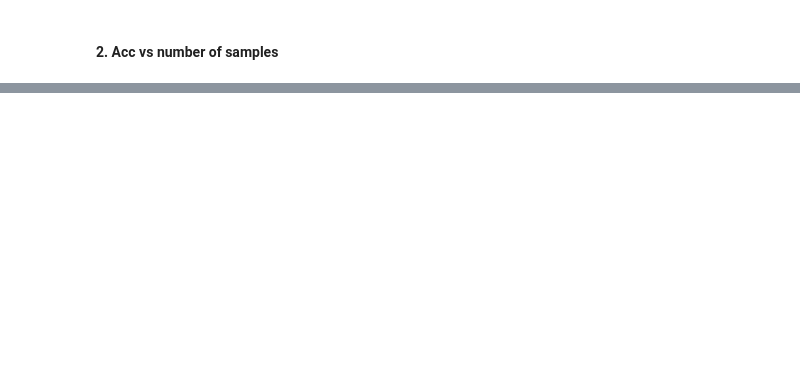
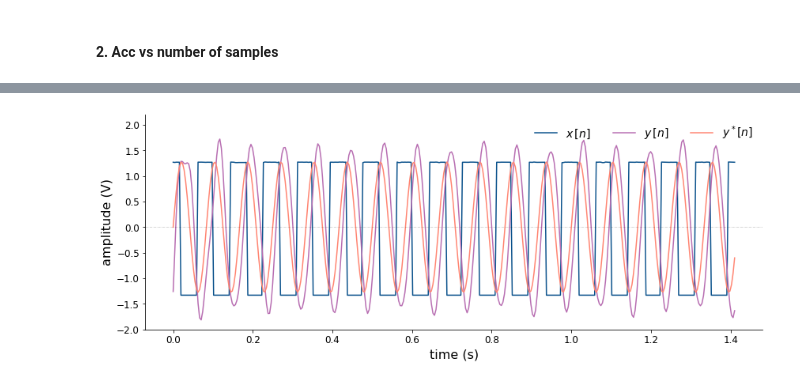
Before and after one commit to JamesTev/EEG-decoding, a Jupyter notebook: Results.ipynb, the cells around one changed output, grey strips where cells are left out. Cells and saved outputs as stored; diff of their text form; code cells hidden in the pictures; blank space fills up the shorter version.

```diff
--- a/Results.ipynb
+++ b/Results.ipynb
@@ -339,0 +457,27 @@ plt.show()
+# %%
+sig = x[150:]
+sig_filt = x_filt[150:]
+
+adc_to_v = lambda x: 3.6*(x/(2**12-1))
+
+t_ax = np.arange(len(sig))/256
+
+sig_ideal = (4/np.pi)*np.sin(2*np.pi*12*t_ax)
+
+fig, ax0 = plt.subplots(1, figsize=(14,5))
+ax0.plot(t_ax, adc_to_v(sig))
+ax0.plot(t_ax, adc_to_v(sig_filt))
+ax0.plot(t_ax, sig_ideal)
+
+ax0.spines['right'].set_visible(False)
+ax0.spines['top'].set_visible(False)
+
+ax0.set_xlabel('time (s)')
+ax0.set_ylabel('amplitude (V)')
+ax0.set_ylim(-2, 2.2)
+ax0.axhline(0, c='k', lw='0.5', ls='-.', alpha=0.3)
+
+ax0.legend(['$x\,[n]$', '$y\,[n]$', '$y^*[n]$'], ncol=3,loc='upper right', fontsize=14)
+plt.savefig('plots/sq_wave_filtering_time.pdf', format='pdf')
+# %% [output]
+[figure, added]
```
Also changed, not shown: parts of 22 cells of this notebook, 1 other file.
